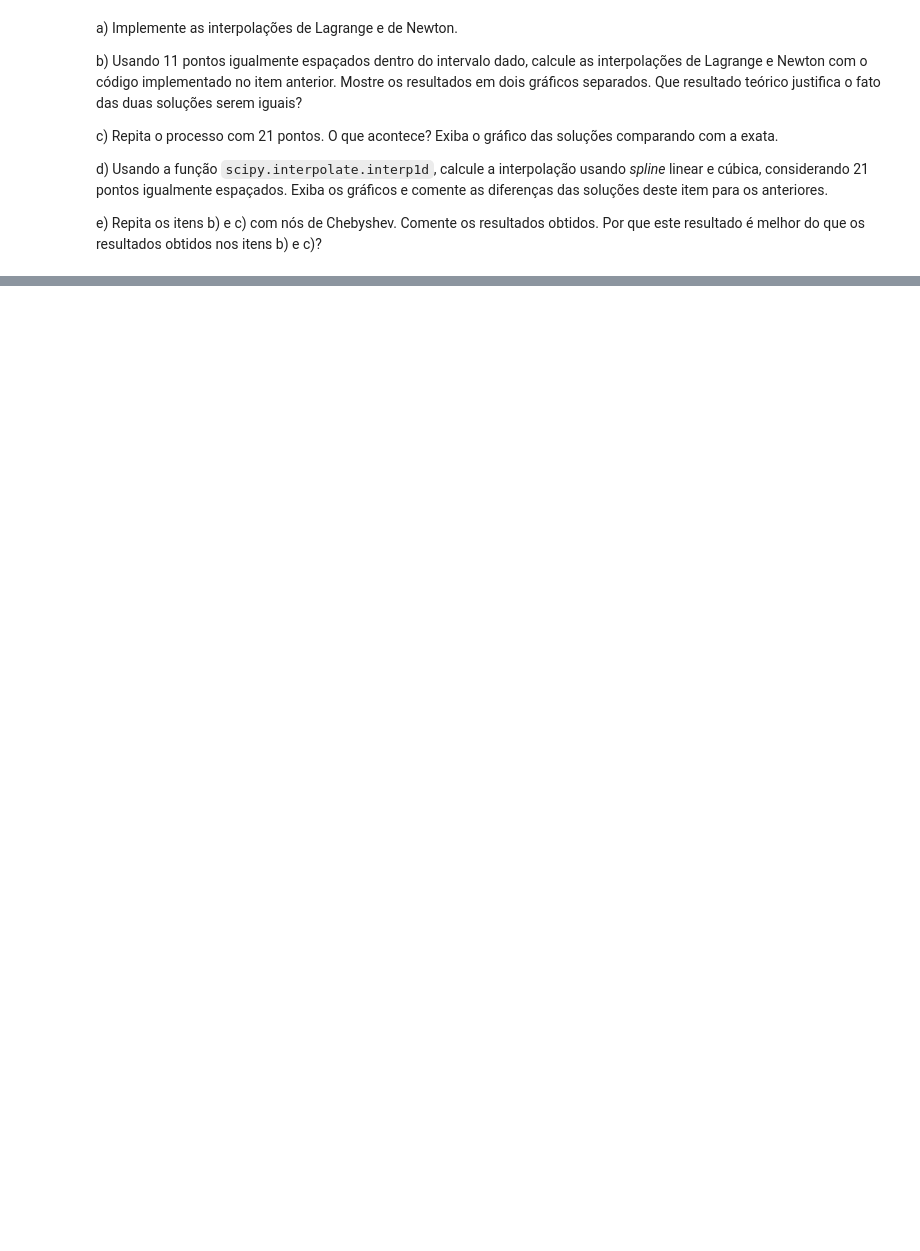
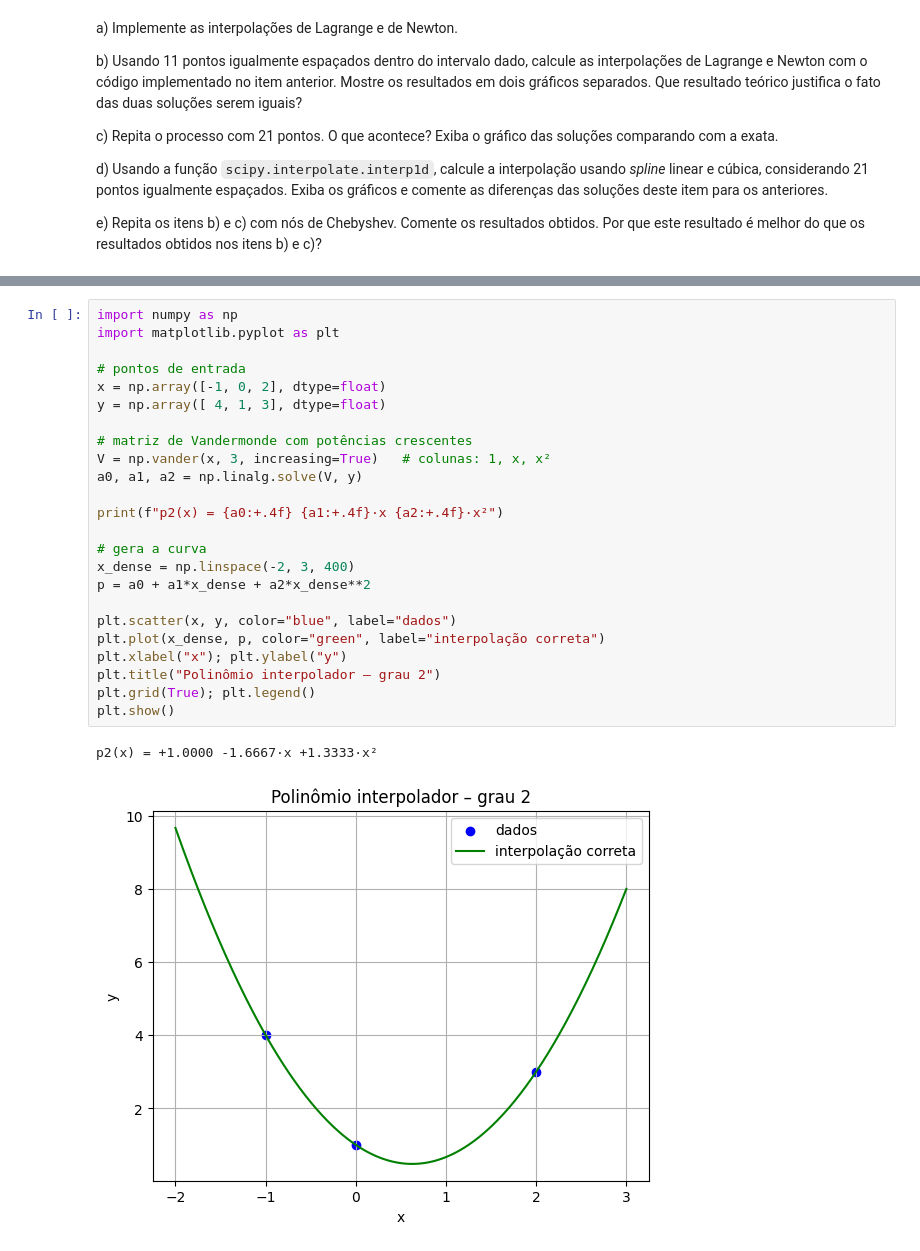
Before and after one commit to lfelipediniz/NumericEssentials, a Jupyter notebook: NumericEssentials.ipynb, the cells around one changed output, grey strips where cells are left out. Saved outputs shown, nothing was run; the diff lists cells and outputs as text; blank space fills up the shorter version.

```diff
--- a/NumericEssentials.ipynb
+++ b/NumericEssentials.ipynb
@@ -615,0 +686,27 @@ Polinômios são simples de derivar e integrar, então facilitam análises numé
+# %%
+import numpy as np
+import matplotlib.pyplot as plt
+
+# pontos de entrada
+x = np.array([-1, 0, 2], dtype=float)
+y = np.array([ 4, 1, 3], dtype=float)
+
+# matriz de Vandermonde com potências crescentes
+V = np.vander(x, 3, increasing=True)   # colunas: 1, x, x²
+a0, a1, a2 = np.linalg.solve(V, y)
+
+print(f"p2(x) = {a0:+.4f} {a1:+.4f}·x {a2:+.4f}·x²")
+
+# gera a curva
+x_dense = np.linspace(-2, 3, 400)
+p = a0 + a1*x_dense + a2*x_dense**2
+
+plt.scatter(x, y, color="blue", label="dados")
+plt.plot(x_dense, p, color="green", label="interpolação correta")
+plt.xlabel("x"); plt.ylabel("y")
+plt.title("Polinômio interpolador – grau 2")
+plt.grid(True); plt.legend()
+plt.show()
+# %% [output]
+p2(x) = +1.0000 -1.6667·x +1.3333·x²
+[figure, added]
```
Also changed, not shown: parts of 38 cells of this notebook, 1 other file.
